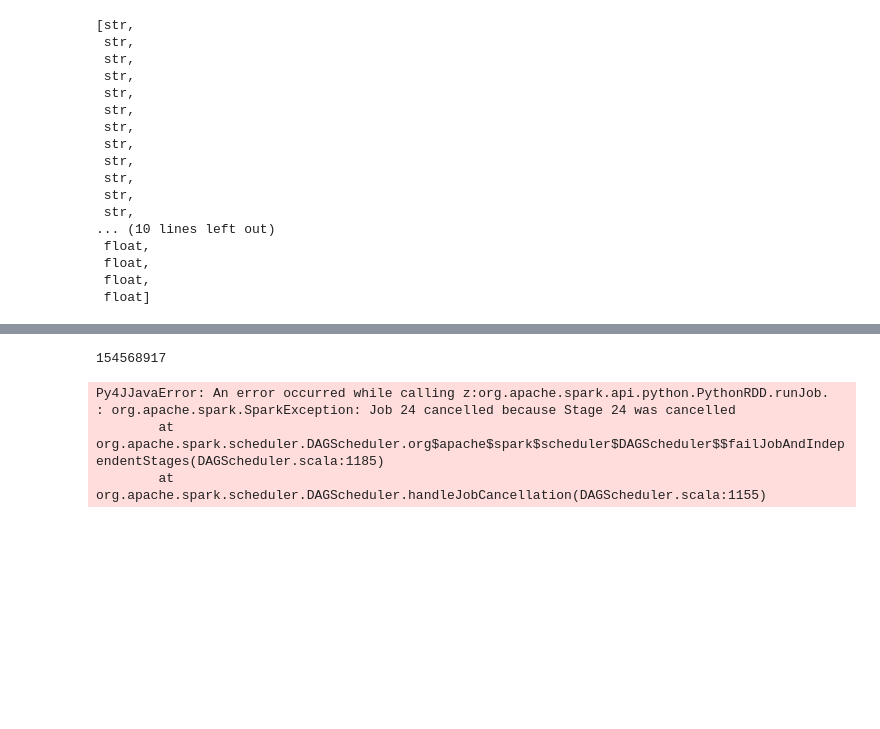
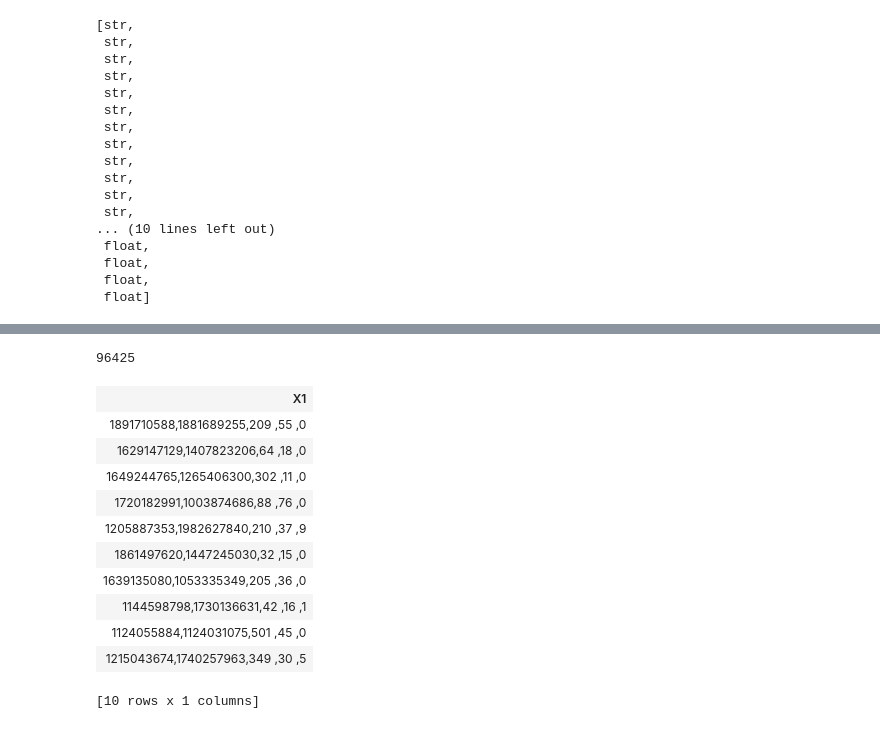
Before and after one commit to ncaadam/personal, a Jupyter notebook: doc graph/Chicago Explore - AS.ipynb, the cells around one changed output, grey strips where cells are left out. Cells and saved outputs as stored; diff of their text form; code cells hidden in the pictures; blank space fills up the shorter version.

```diff
--- a/doc graph/Chicago Explore - AS.ipynb
+++ b/doc graph/Chicago Explore - AS.ipynb
@@ -168,8 +195,19 @@ chi_npi_list = list(docgraph_node_chicago['npi'].unique())
 # %%
 def filter_npis(line):
-    if line[0] in chi_npi_list and line[1] in chi_npi_list:
+    if line[0] in zip_dict and line[1] in zip_dict:
         return True
     else:
         return False
+# %%
+def encode_filter(line):
+    new_line = []
+    for first in line:
+        first = first.split(',')
+        for cell in first:
+            cell = cell.encode('utf-8').strip()
+            new_line.append(cell)
+    return new_line
+# %%
+docgraph_edge_updated = docgraph_edge_raw.map(lambda x : encode_filter(x))
 # %%
-docgraph_edge_chicago = docgraph_edge_raw.filter(lambda line : filter_npis(line))
+docgraph_edge_chicago = docgraph_edge_updated.filter(lambda line : filter_npis(line))
@@ -176,4 +218,4 @@ docgraph_edge_chicago = docgraph_edge_raw.filter(lambda line : filter_npis(line)
 # %%
-docgraph_edge_raw.count()
+docgraph_edge_chicago.count()
 # %% [output]
-154568917
+96425
@@ -180,7 +224,15 @@ docgraph_edge_raw.count()
 # %%
-docgraph_edge_chicago.first()
+docgraph_edge_chicago.head()
 # %% [output]
+| X1 |
+| 1891710588,1881689255,209 ,55 ,0 |
+| 1629147129,1407823206,64 ,18 ,0 |
+| 1649244765,1265406300,302 ,11 ,0 |
+| 1720182991,1003874686,88 ,76 ,0 |
+| 1205887353,1982627840,210 ,37 ,9 |
+| 1861497620,1447245030,32 ,15 ,0 |
+| 1639135080,1053335349,205 ,36 ,0 |
+| 1144598798,1730136631,42 ,16 ,1 |
+| 1124055884,1124031075,501 ,45 ,0 |
+| 1215043674,1740257963,349 ,30 ,5 |
-Py4JJavaError: An error occurred while calling z:org.apache.spark.api.python.PythonRDD.runJob.
-: org.apache.spark.SparkException: Job 24 cancelled because Stage 24 was cancelled
-        at org.apache.spark.scheduler.DAGScheduler.org$apache$spark$scheduler$DAGScheduler$$failJobAndIndependentStages(DAGScheduler.scala:1185)
-        at org.apache.spark.scheduler.DAGScheduler.handleJobCancellation(DAGScheduler.scala:1155)
+[10 rows x 1 columns]
```
Also changed, not shown: parts of 13 cells of this notebook.
